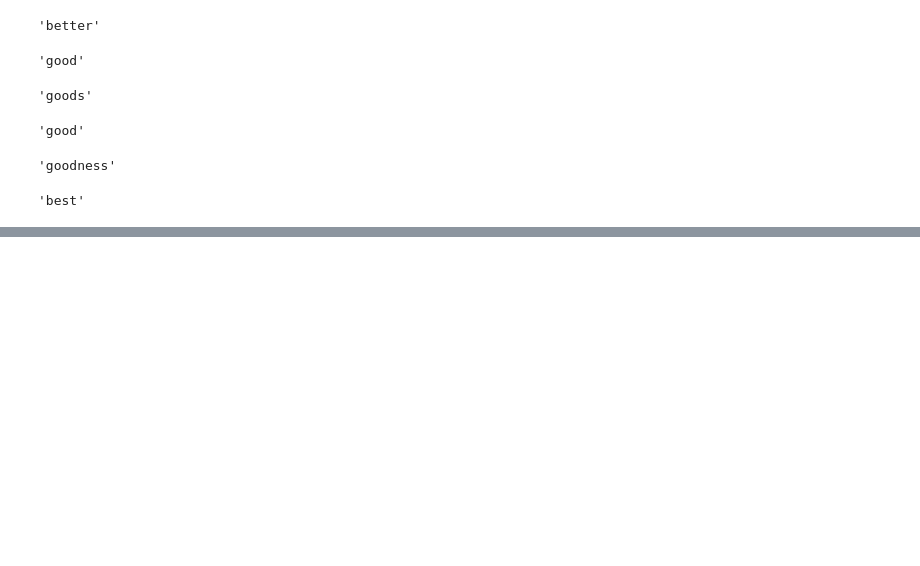
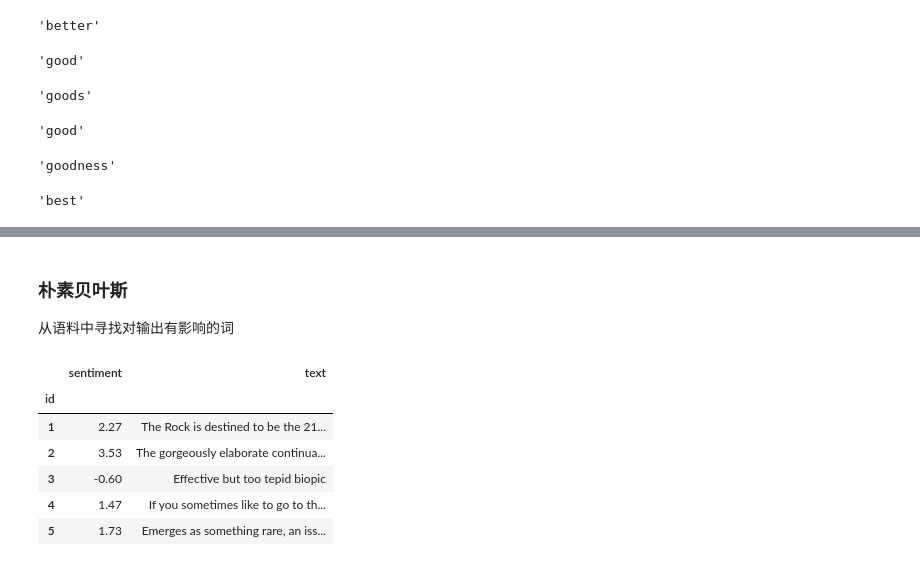
Before and after one commit to sun830910/NLP_In_Action, a Jupyter notebook: L2_构建自己的词汇表-分词.ipynb, the cells around one changed output, grey strips where cells are left out. Cells and saved outputs as stored; diff of their text form; code cells hidden in the pictures; blank space fills up the shorter version.

```diff
--- a/L2_构建自己的词汇表-分词.ipynb
+++ b/L2_构建自己的词汇表-分词.ipynb
@@ -530,0 +540,15 @@ lemmatizer.lemmatize("best", pos="a")
+# %% [markdown]
+### 朴素贝叶斯
+从语料中寻找对输出有影响的词
+# %%
+from nlpia.data.loaders import get_data
+movies = get_data('hutto_movies')
+movies.head().round(2)
+# %% [output]
+|  | sentiment | text |
+| id |  |  |
+| 1 | 2.27 | The Rock is destined to be the 21... |
+| 2 | 3.53 | The gorgeously elaborate continua... |
+| 3 | -0.60 | Effective but too tepid biopic |
+| 4 | 1.47 | If you sometimes like to go to th... |
+| 5 | 1.73 | Emerges as something rare, an iss... |
```
Also changed, not shown: parts of 4 cells of this notebook.
